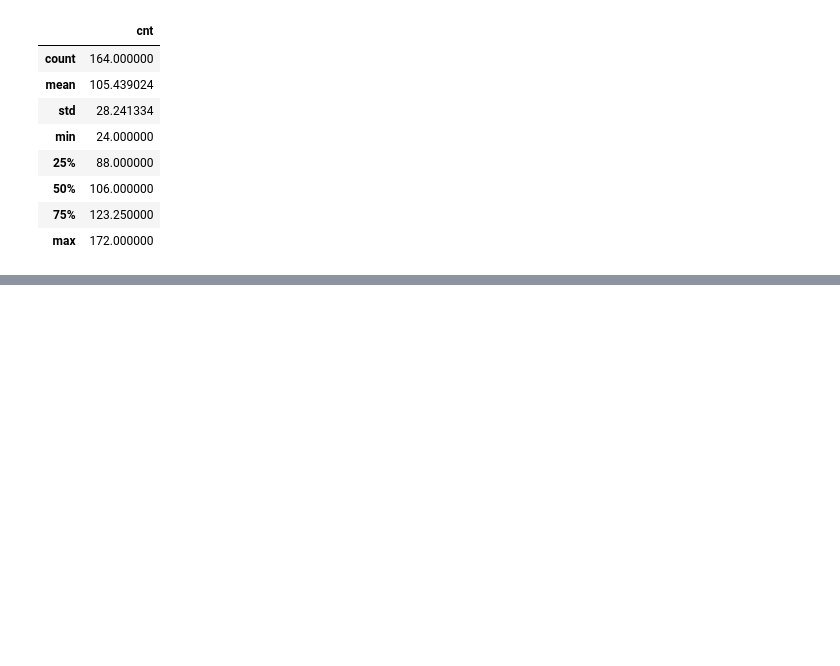
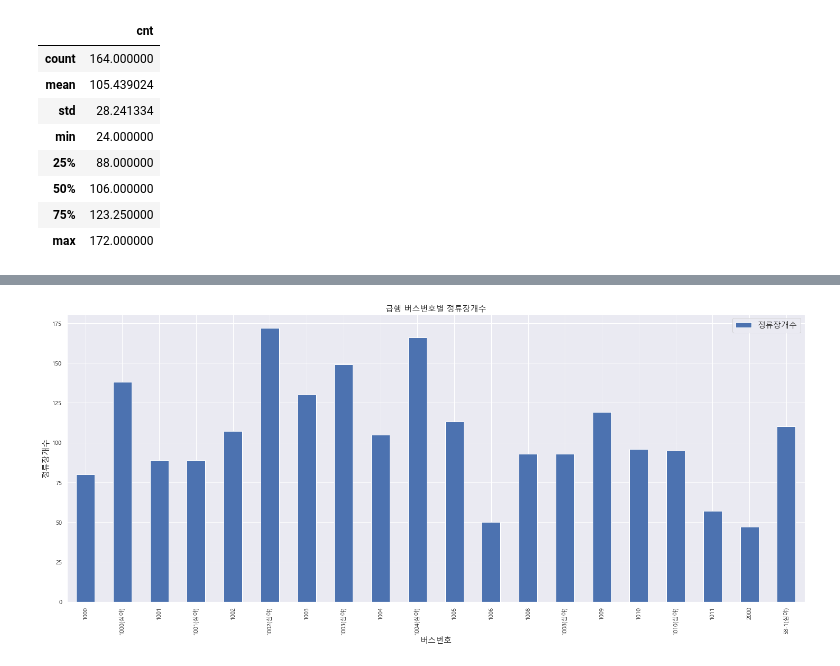
Before and after one commit to WithU-Bus/WithU-Bus, a Jupyter notebook: Bus_route/버스정류장 개수.ipynb, the cells around one changed output, grey strips where cells are left out. Saved outputs shown, nothing was run; the diff lists cells and outputs as text; code cells hidden in the pictures; blank space fills up the shorter version.

```diff
--- a/Bus_route/버스정류장 개수.ipynb
+++ b/Bus_route/버스정류장 개수.ipynb
@@ -78,0 +83,3 @@ busstop_cnt.describe()
+# %%
+busstop_ep = busstop[(busstop['BUSLINENUM'] == '1000') | (busstop['BUSLINENUM'] == '1000(심야)') | (busstop['BUSLINENUM'] == '1001') | (busstop['BUSLINENUM'] == '1001(심야)') | (busstop['BUSLINENUM'] == '1002') | (busstop['BUSLINENUM'] == '1002(심야)') | (busstop['BUSLINENUM'] == '1003') | (busstop['BUSLINENUM'] == '1003(심야)') | (busstop['BUSLINENUM'] == '1004') | (busstop['BUSLINENUM'] == '1004(심야)') | (busstop['BUSLINENUM'] == '1005') | (busstop['BUSLINENUM'] == '1006') | (busstop['BUSLINENUM'] == '1008') | (busstop['BUSLINENUM'] == '1008(심야)') | (busstop['BUSLINENUM'] == '1009') | (busstop['BUSLINENUM'] == '1010') | (busstop['BUSLINENUM'] == '1010(심야)') | (busstop['BUSLINENUM'] == '1011') | (busstop['BUSLINENUM'] == '2000') | (busstop['BUSLINENUM'] == '58-1(심야)')]
+busstop_ep
@@ -78,0 +100,3 @@ busstop_cnt.describe()
+# %%
+busstop_ep_cnt = busstop_ep.groupby(['BUSLINENUM'])['NAME'].count()
+busstop_ep_cnt
@@ -78,0 +121,3 @@ busstop_cnt.describe()
+# %%
+busstop_ep_cnt = busstop_ep_cnt.to_frame(name='cnt')
+busstop_ep_cnt
@@ -78,0 +143,11 @@ busstop_cnt.describe()
+# %%
+count = busstop_ep_cnt[['cnt']]
+plt.rcParams['figure.figsize'] = (25,10)
+count.plot(kind='bar', rot=90)
+plt.title(f'급행 버스번호별 정류장개수', fontsize=15)
+plt.xlabel('버스번호', fontsize=15)
+plt.ylabel('정류장개수', fontsize=15)
+plt.legend(['정류장개수'], fontsize=15)
+plt.show()
+# %% [output]
+[figure, added]
```
Also changed, not shown: parts of 6 cells of this notebook, 9 other files.
